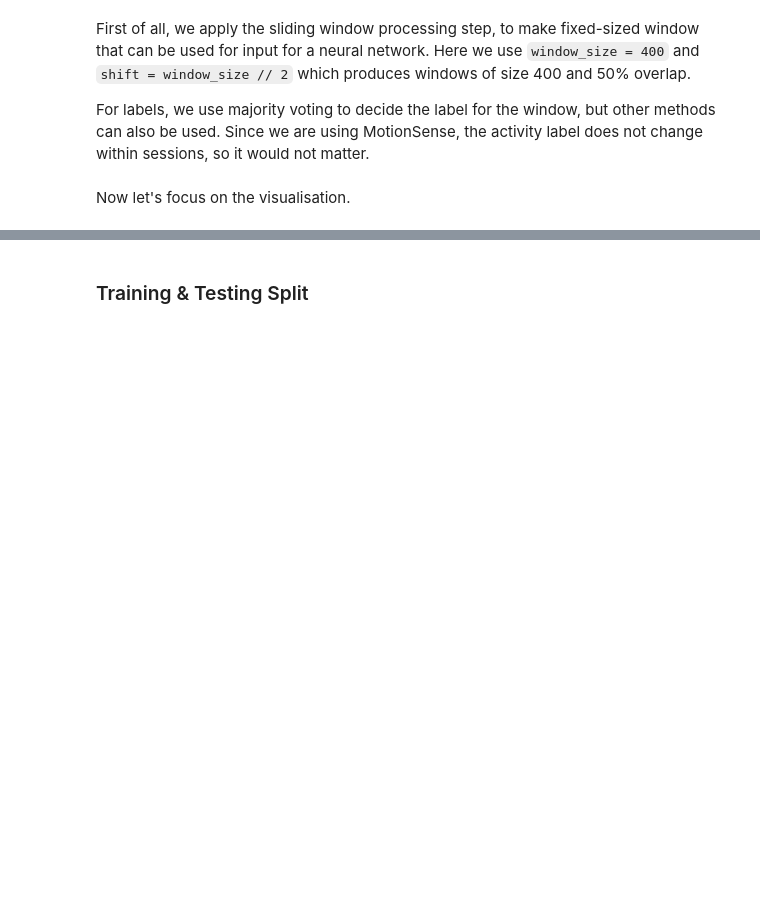
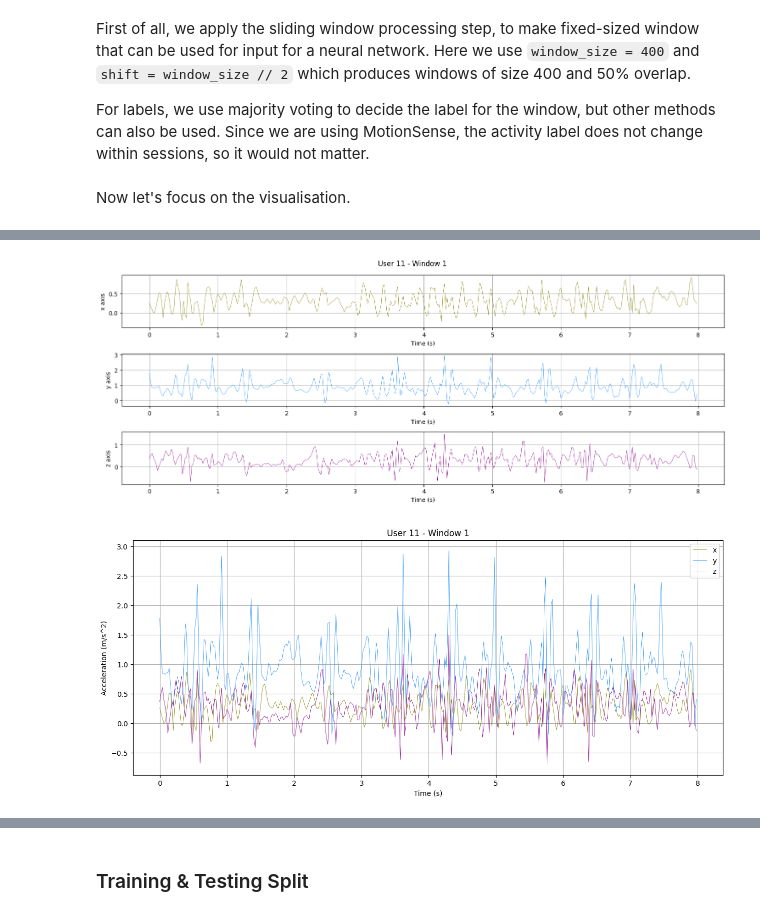
Before and after one commit to LauraWenderoth/L349, a Jupyter notebook: Copy_of_MH_Assignment_2_2023_24.ipynb, the cells around one changed output, grey strips where cells are left out. Drawn from its saved outputs; the diff is of its cells as text; code cells hidden in the pictures; blank space fills up the shorter version.

```diff
--- a/Copy_of_MH_Assignment_2_2023_24.ipynb
+++ b/Copy_of_MH_Assignment_2_2023_24.ipynb
@@ -317,3 +386,6 @@ plot_accelerometer_timeseries(user_datasets_windowed[user_id][0][0], f"User {use
 # %%
-plot_accelerometer_timeseries(user_datasets_windowed[user_id][0][1], f"User {user_id} - Window 1", xlim=(-200,600), figsize=(15,3))
+plot_accelerometer_timeseries(user_datasets_windowed[user_id][0][2], f"User {user_id} - Window 1", figsize=(15,6))
+# %% [output]
+[figure, added]
+[figure, added]
 # %%
```
Also changed, not shown: parts of 55 cells of this notebook.
